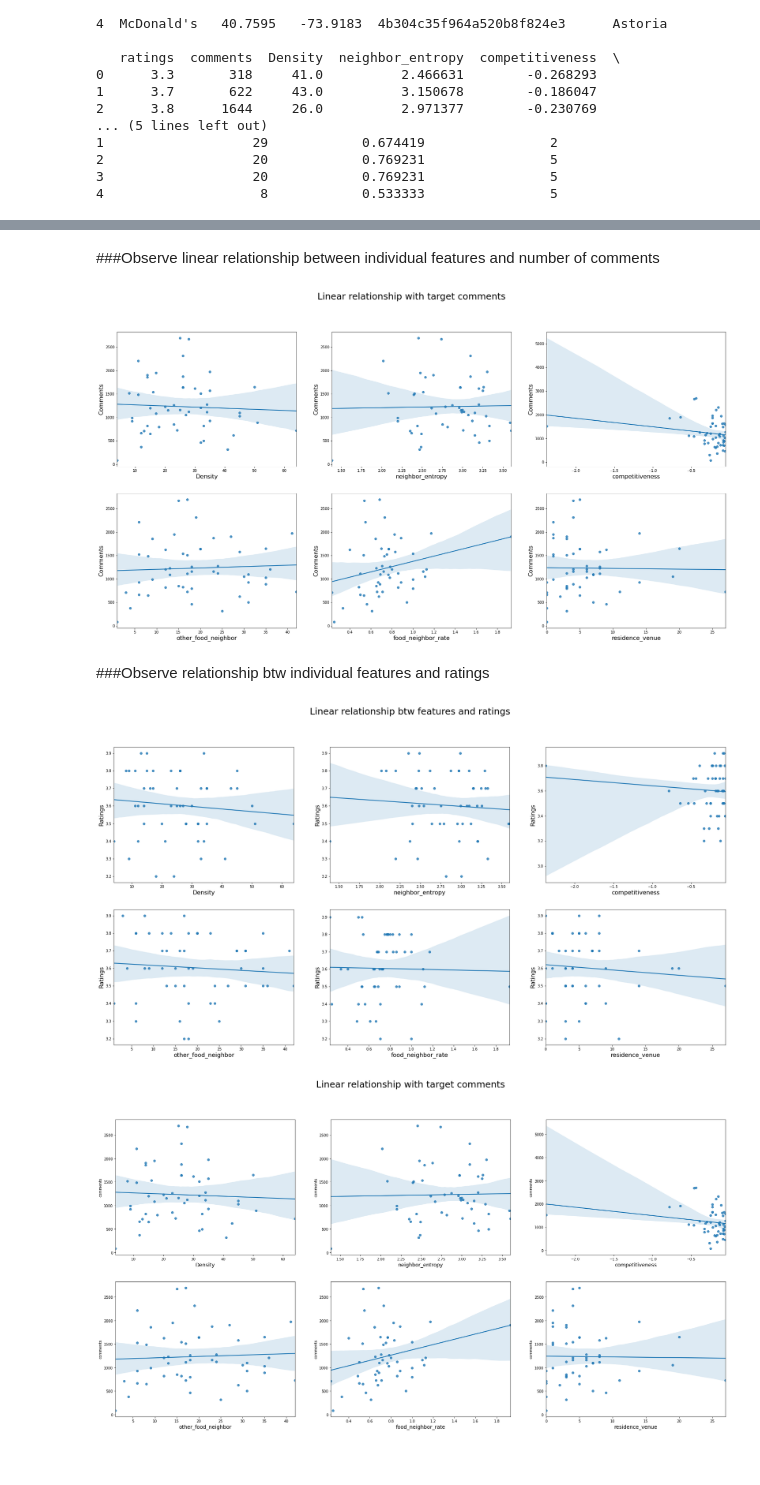
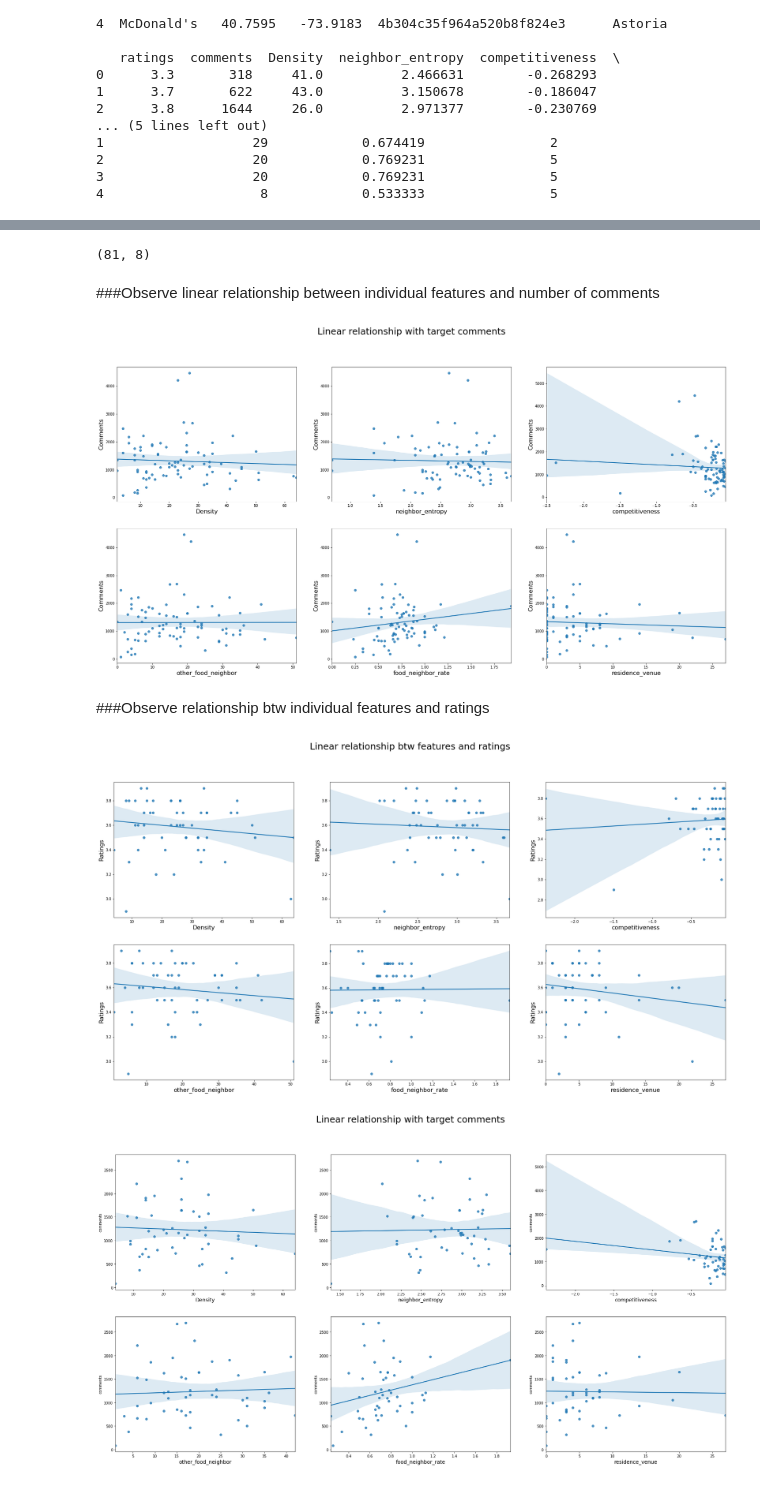
Before and after one commit to laurence-lin/Coursera_Capstone, a Jupyter notebook: Final_Project_EDA.ipynb, the cells around one changed output, grey strips where cells are left out. Cells and saved outputs as stored; diff of their text form; code cells hidden in the pictures.

```diff
--- a/Final_Project_EDA.ipynb
+++ b/Final_Project_EDA.ipynb
@@ -49,7 +50,3 @@ Saving df_ny_feature.csv to df_ny_feature.csv
 2                   20            0.769231                5
 3                   20            0.769231                5
 4                    8            0.533333                5
-# %%
-drop_feature = ['name_x', 'latitude', 'longitude', 'venue_id']
-df_ny_data.drop(drop_feature, axis = 1, inplace = True)
-print(df_ny_data.head())
@@ -69,0 +53,5 @@ print(df_ny_data.head())
+# %%
+files.upload()
+df_to_data = pd.read_csv('df_to_feature.csv', index_col = False)
+df_to_data.rename(columns={'residence':'residence_venue'}, inplace = True)
+df_to_data.head()
@@ -69,0 +67,5 @@ print(df_ny_data.head())
+# %%
+features = ['Density', 'neighbor_entropy', 'competitiveness', 'other_food_neighbor', 'food_neighbor_rate', 'residence_venue', 'comments', 'ratings']
+df_ny_data = df_ny_data[features]
+df_to_data = df_to_data[features]
+print(df_ny_data.head())
@@ -70,18 +86,23 @@ print(df_ny_data.head())
+# %%
+df_data = pd.concat([df_ny_data, df_to_data], axis = 0)
+print(df_data.shape)
+# %% [output]
+(81, 8)
 # %% [markdown]
 ###Observe linear relationship between individual features and number of comments
 # %%
 features = ['Density', 'neighbor_entropy', 'competitiveness', 'other_food_neighbor', 'food_neighbor_rate', 'residence_venue']
 
 fig = plt.figure(figsize = (30, 15))
 fig.suptitle('Linear relationship with target comments', fontsize = 25)
 
 for i in range(len(features)):
   ax = fig.add_subplot(2, 3, i + 1)
-  sns.regplot(df_ny_data[features[i]], df_ny_data['comments'], ax = ax)
+  sns.regplot(df_data[features[i]], df_data['comments'], ax = ax)
   ax.set_xlabel(features[i], fontsize = 16)
   ax.set_ylabel('Comments', fontsize = 16)
 # %% [output]
-[figure, old version]
+[figure, new version]
 # %% [markdown]
 ###Observe relationship btw individual features and ratings
 # %%
@@ -94,7 +115,7 @@ for i in range(len(features)):
   ax.set_xlabel(features[i], fontsize = 16)
   ax.set_ylabel('Ratings', fontsize = 16)
 # %% [output]
-[figure, old version]
+[figure, new version]
 # %%
 #Try to remove outliers from comments and ratings
 # drop comment outliers > 4000
```
Also changed, not shown: parts of 32 cells of this notebook.
